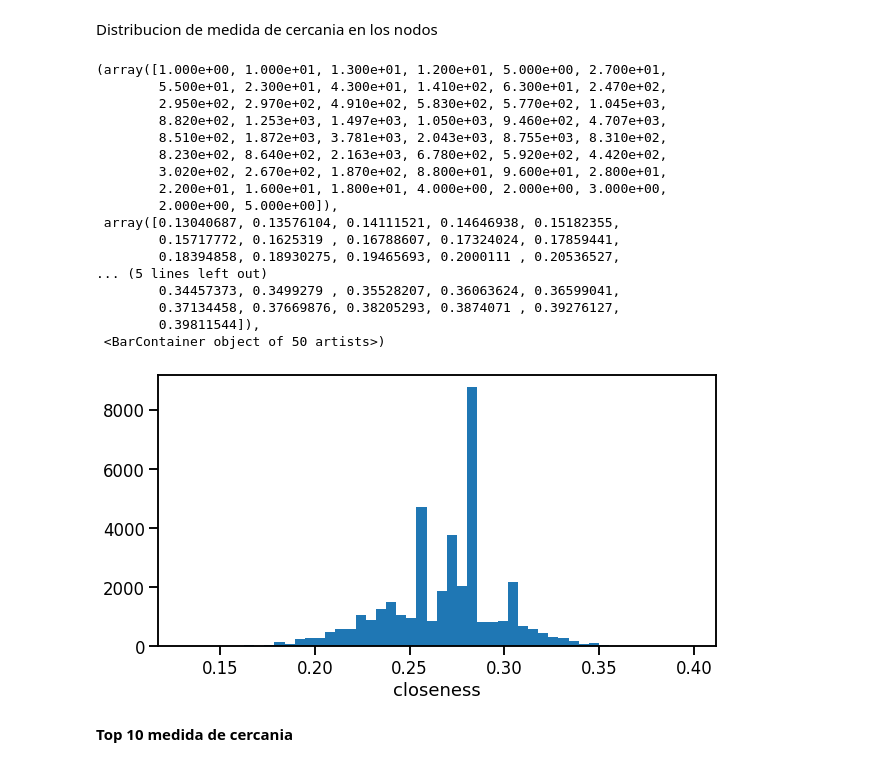
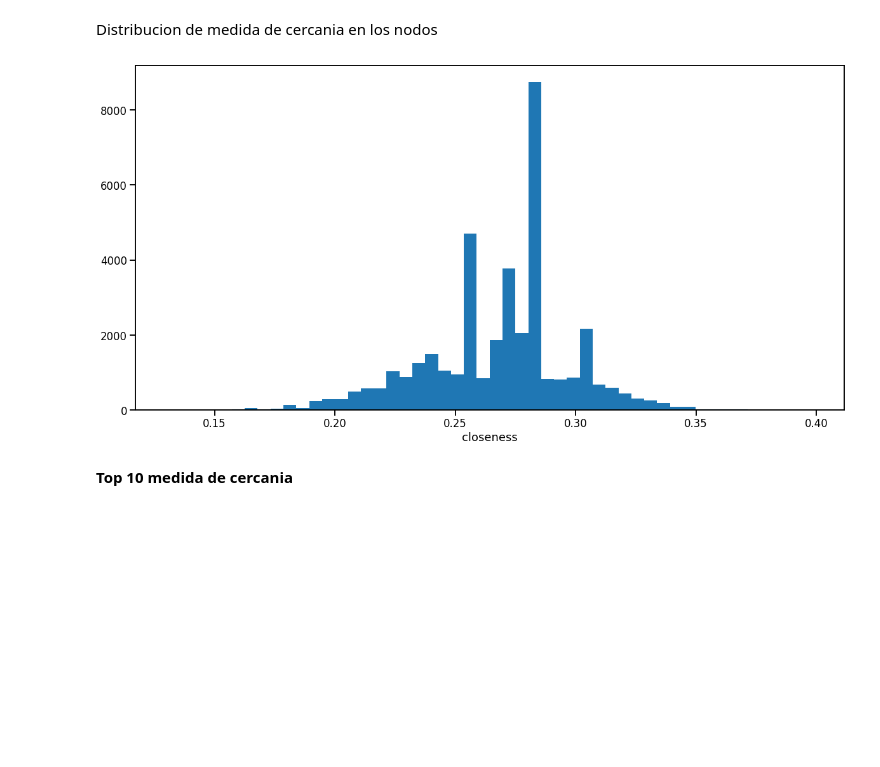
Before and after one commit to teoArganaraz/graphML, a Jupyter notebook: Practico.ipynb, the cells around one changed output. Saved outputs shown, nothing was run; the diff lists cells and outputs as text; code cells hidden in the pictures; blank space fills up the shorter version.

Commit message:
Added conclusions, corrected user analysis and update plots

```diff
--- a/Practico.ipynb
+++ b/Practico.ipynb
@@ -435,28 +474,11 @@ df_nodes.sort_values(by=["eigenvector"], ascending=False).head(10)
 # %% [markdown]
 Distribucion de medida de cercania en los nodos
 # %%
-fig, ax= plt.subplots(figsize=(10,5))
+fig, ax= plt.subplots(figsize=(20,10))
 ax.set_xlabel('closeness')
-ax.hist(df_nodes['closeness'], 50)
+ax.hist(df_nodes['closeness'],bins=50); #,log=True);
 # %% [output]
-(array([1.000e+00, 1.000e+01, 1.300e+01, 1.200e+01, 5.000e+00, 2.700e+01,
-        5.500e+01, 2.300e+01, 4.300e+01, 1.410e+02, 6.300e+01, 2.470e+02,
-        2.950e+02, 2.970e+02, 4.910e+02, 5.830e+02, 5.770e+02, 1.045e+03,
-        8.820e+02, 1.253e+03, 1.497e+03, 1.050e+03, 9.460e+02, 4.707e+03,
-        8.510e+02, 1.872e+03, 3.781e+03, 2.043e+03, 8.755e+03, 8.310e+02,
-        8.230e+02, 8.640e+02, 2.163e+03, 6.780e+02, 5.920e+02, 4.420e+02,
-        3.020e+02, 2.670e+02, 1.870e+02, 8.800e+01, 9.600e+01, 2.800e+01,
-        2.200e+01, 1.600e+01, 1.800e+01, 4.000e+00, 2.000e+00, 3.000e+00,
-        2.000e+00, 5.000e+00]),
- array([0.13040687, 0.13576104, 0.14111521, 0.14646938, 0.15182355,
-        0.15717772, 0.1625319 , 0.16788607, 0.17324024, 0.17859441,
-        0.18394858, 0.18930275, 0.19465693, 0.2000111 , 0.20536527,
-... (5 lines left out)
-        0.34457373, 0.3499279 , 0.35528207, 0.36063624, 0.36599041,
-        0.37134458, 0.37669876, 0.38205293, 0.3874071 , 0.39276127,
-        0.39811544]),
- <BarContainer object of 50 artists>)
-[figure, old version]
+[figure, new version]
 # %% [markdown]
 **Top 10 medida de cercania**
 # %%
```
Also changed, not shown: parts of 65 cells of this notebook.
